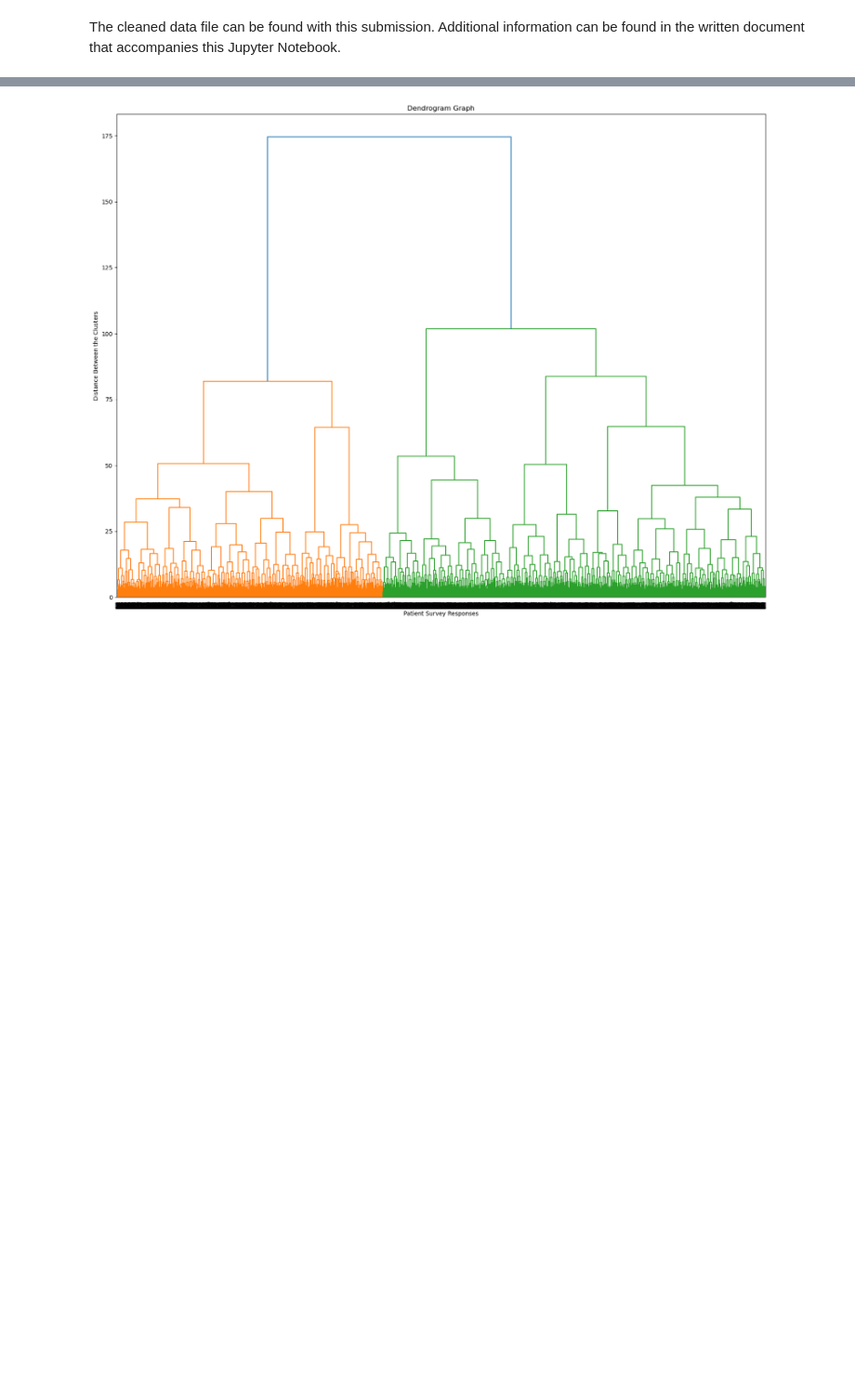
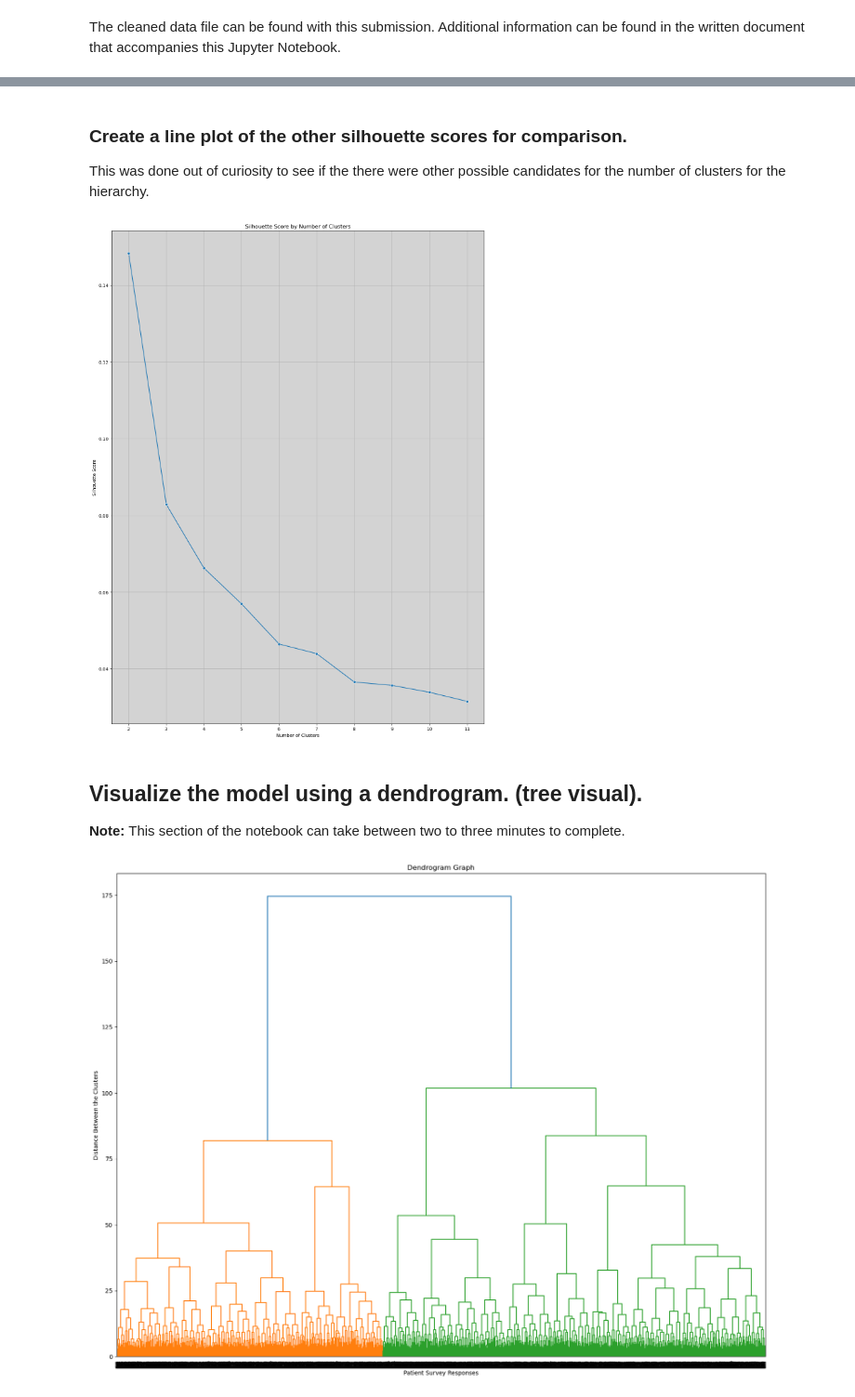
Before and after one commit to HeinoPortfolio/Data-Analytics-Grad-Work, a Jupyter notebook: 8 Data Mining II/Heino D212 Task 1 Hierarchical Clustering.ipynb, the cells around one changed output, grey strips where cells are left out. Shown: that part at 93% size. Drawn from its saved outputs; the diff is of its cells as text; code cells hidden in the pictures; blank space fills up the shorter version.

```diff
--- a/8 Data Mining II/Heino D212 Task 1 Hierarchical Clustering.ipynb
+++ b/8 Data Mining II/Heino D212 Task 1 Hierarchical Clustering.ipynb
@@ -157,0 +176,22 @@ Visualize the model using a dendrogram. (tree visual).
+# %%
+# Create a range of number for theclusters.
+cluster_number = range(2, 12, 1)
+num_lst =[]
+score_lst = []
+cluster_lbs_df = pd.DataFrame()
+
+for clu in cluster_number:
+    cluster_lbs_df["Cluster Labels"] = fcluster(ward_matrix_arr, clu
+                                                , criterion='maxclust')
+
+    # Code using a 't=clu' seems to create the same outcome.
+    # Included here for future reference.
+    #cluster_lbs_df["Cluster Labels"] = fcluster(ward_matrix_arr,t=clu
+    #                                          , criterion='maxclust')
+
+    print(cluster_lbs_df["Cluster Labels"].value_counts().sort_index().T)
+    cluster_sers = cluster_lbs_df["Cluster Labels"]
+    cluster_model_score = silhouette_score(medical_df, cluster_sers
+                                           , metric='euclidean')
+    num_lst.append(clu)
+    score_lst.append(cluster_model_score)
@@ -158,3 +216,26 @@ Visualize the model using a dendrogram. (tree visual).
+# %% [markdown]
+###  Create a line plot of the other silhouette scores for comparison.
+This was done out of curiosity to see if the there were other possible candidates for the number of clusters for the hierarchy.
+# %%
+# Create a pandas dataframe with the lists.
+scores_df = pd.DataFrame(list(zip(num_lst, score_lst))
+                         , columns=["Number of Clusters","Silhouette Score"])
+# %%
+# Create a line plot using seaborn.
+fig, ax = plt.subplots(figsize=(15,20))
+sns.lineplot(x ="Number of Clusters", y="Silhouette Score",data=scores_df
+             ,marker='o', ax=ax )
+ax.set(title="Silhouette Score by Number of Clusters")
+ax.set_xticks(range(2,12,1))
+ax.set_facecolor("lightgray")
+plt.grid()
+plt.show()
+# %% [output]
+[figure, added]
+# %% [markdown]
+## Visualize the model using a dendrogram. (tree visual).
+
+**Note:** This section of the notebook can take between two to three minutes to complete.
 # %%
 # Visualize the model using a dendrogram. (tree visual).
 plt.figure(figsize=[20, 15])
```
Also changed, not shown: parts of 31 cells of this notebook.
